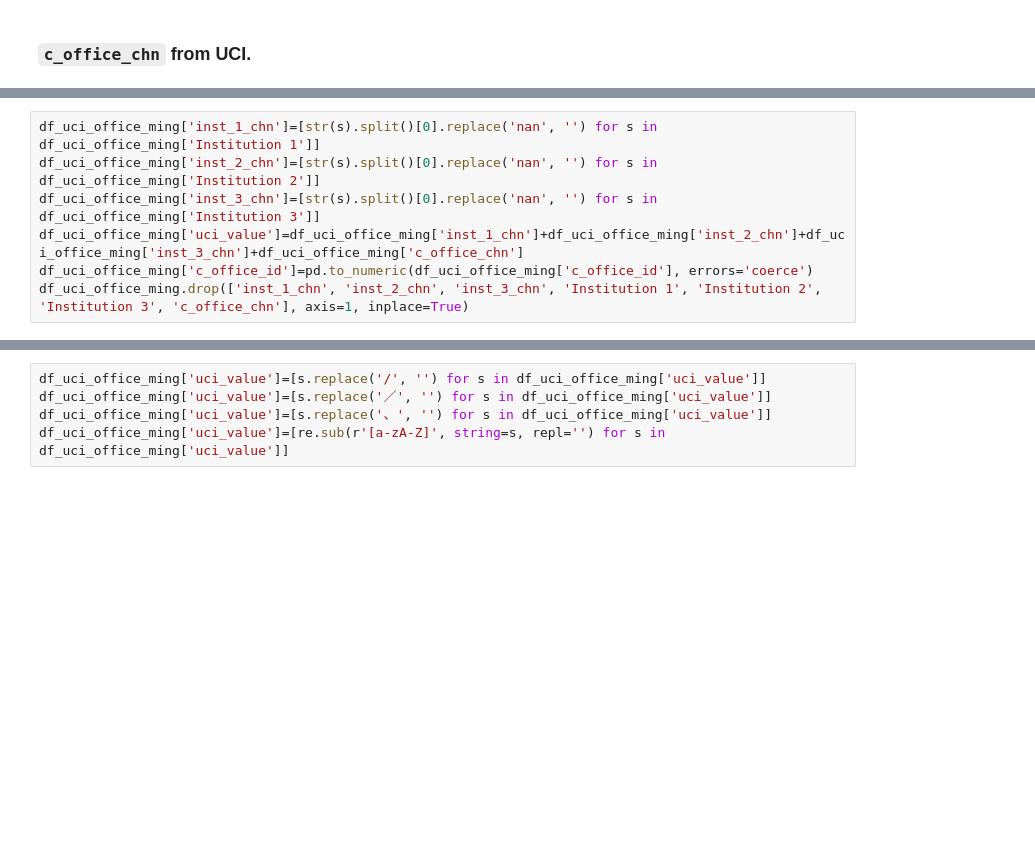
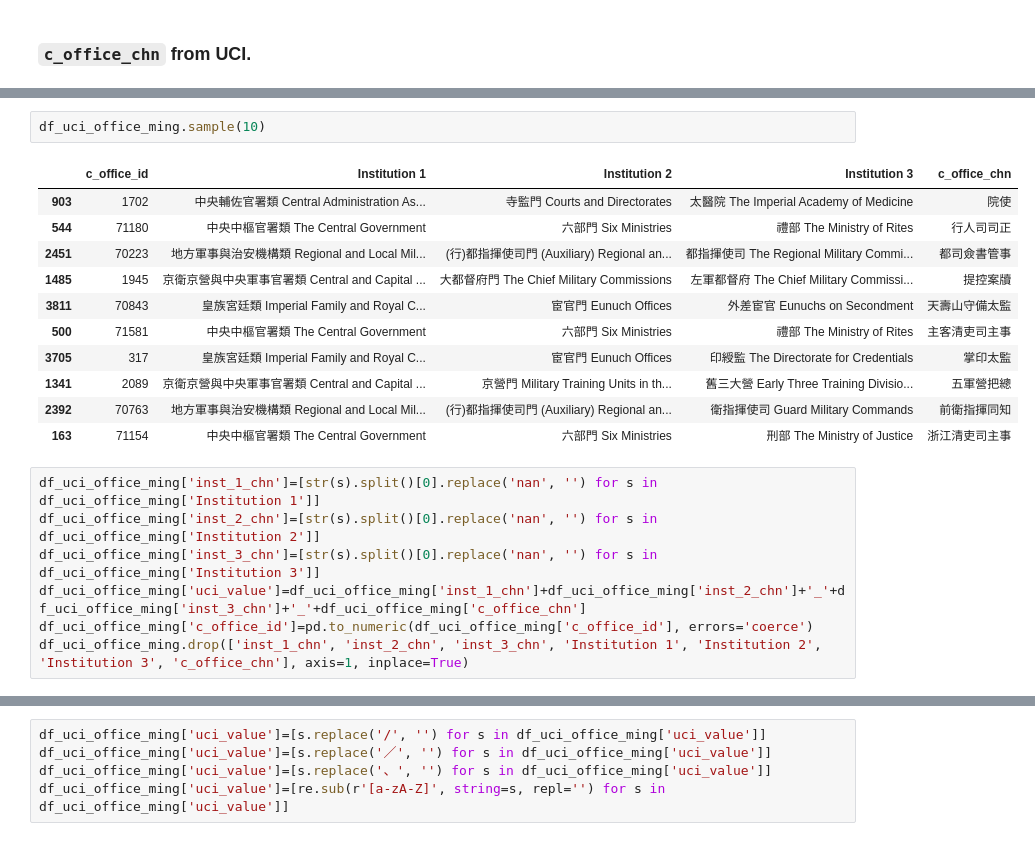
Before and after one commit to cbdb-project/CBDB_Laxmi, a Jupyter notebook: ming_office_title/script/office_title_coding.ipynb, the cells around one changed output, grey strips where cells are left out. Cells and saved outputs as stored; diff of their text form; blank space fills up the shorter version.

```diff
--- a/ming_office_title/script/office_title_coding.ipynb
+++ b/ming_office_title/script/office_title_coding.ipynb
@@ -43,8 +45,22 @@ df_uci_office_ming.sample(3)
+# %%
+df_uci_office_ming.sample(10)
+# %% [output]
+|  | c_office_id | Institution 1 | Institution 2 | Institution 3 | c_office_chn |
+| 903 | 1702 | 中央輔佐官署類 Central Administration As... | 寺監門 Courts and Directorates | 太醫院 The Imperial Academy of Medicine | 院使 |
+| 544 | 71180 | 中央中樞官署類 The Central Government | 六部門 Six Ministries | 禮部 The Ministry of Rites | 行人司司正 |
+| 2451 | 70223 | 地方軍事與治安機構類 Regional and Local Mil... | (行)都指揮使司門 (Auxiliary) Regional an... | 都指揮使司 The Regional Military Commi... | 都司僉書管事 |
+| 1485 | 1945 | 京衛京營與中央軍事官署類 Central and Capital ... | 大都督府門 The Chief Military Commissions | 左軍都督府 The Chief Military Commissi... | 提控案牘 |
+| 3811 | 70843 | 皇族宮廷類 Imperial Family and Royal C... | 宦官門 Eunuch Offices | 外差宦官 Eunuchs on Secondment | 天壽山守備太監 |
+| 500 | 71581 | 中央中樞官署類 The Central Government | 六部門 Six Ministries | 禮部 The Ministry of Rites | 主客清吏司主事 |
+| 3705 | 317 | 皇族宮廷類 Imperial Family and Royal C... | 宦官門 Eunuch Offices | 印綬監 The Directorate for Credentials | 掌印太監 |
+| 1341 | 2089 | 京衛京營與中央軍事官署類 Central and Capital ... | 京營門 Military Training Units in th... | 舊三大營 Early Three Training Divisio... | 五軍營把總 |
+| 2392 | 70763 | 地方軍事與治安機構類 Regional and Local Mil... | (行)都指揮使司門 (Auxiliary) Regional an... | 衛指揮使司 Guard Military Commands | 前衛指揮同知 |
+| 163 | 71154 | 中央中樞官署類 The Central Government | 六部門 Six Ministries | 刑部 The Ministry of Justice | 浙江清吏司主事 |
 # %%
 df_uci_office_ming['inst_1_chn']=[str(s).split()[0].replace('nan', '') for s in df_uci_office_ming['Institution 1']]
 df_uci_office_ming['inst_2_chn']=[str(s).split()[0].replace('nan', '') for s in df_uci_office_ming['Institution 2']]
 df_uci_office_ming['inst_3_chn']=[str(s).split()[0].replace('nan', '') for s in df_uci_office_ming['Institution 3']]
-df_uci_office_ming['uci_value']=df_uci_office_ming['inst_1_chn']+df_uci_office_ming['inst_2_chn']+df_uci_office_ming['inst_3_chn']+df_uci_office_ming['c_office_chn']
+df_uci_office_ming['uci_value']=df_uci_office_ming['inst_1_chn']+df_uci_office_ming['inst_2_chn']+'_'+df_uci_office_ming['inst_3_chn']+'_'+df_uci_office_ming['c_office_chn']
 df_uci_office_ming['c_office_id']=pd.to_numeric(df_uci_office_ming['c_office_id'], errors='coerce')
 df_uci_office_ming.drop(['inst_1_chn', 'inst_2_chn', 'inst_3_chn', 'Institution 1', 'Institution 2', 'Institution 3', 'c_office_chn'], axis=1, inplace=True)
 # %%
```
Also changed, not shown: parts of 29 cells of this notebook, 10 other files.
